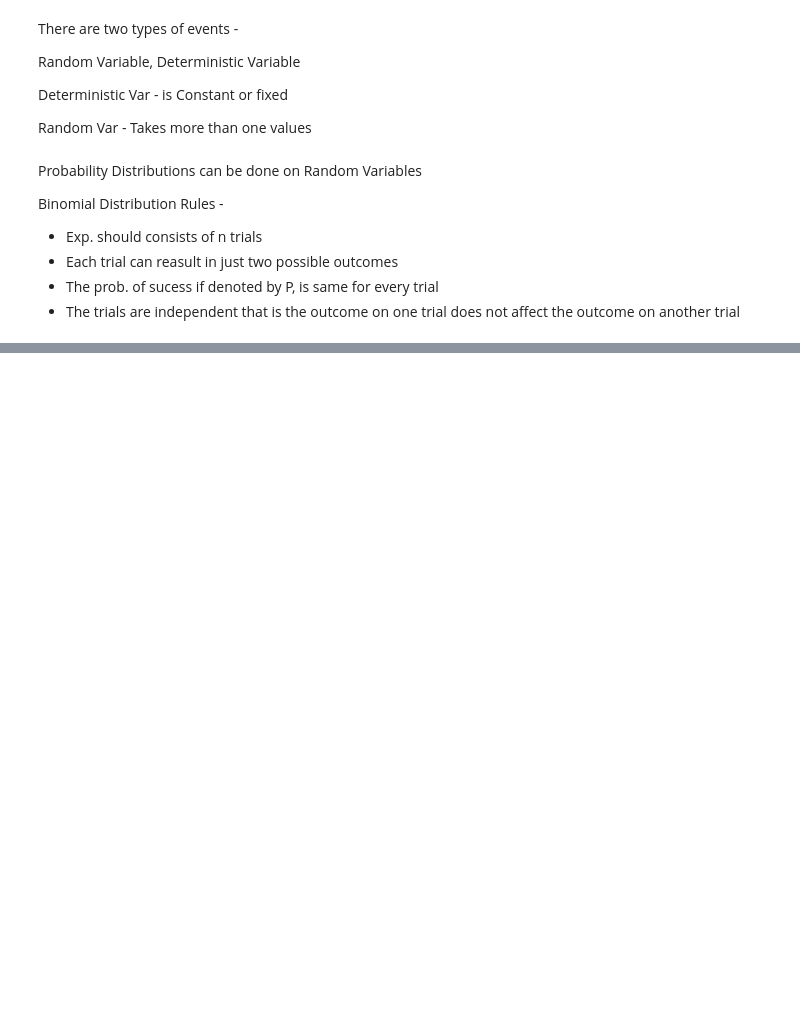
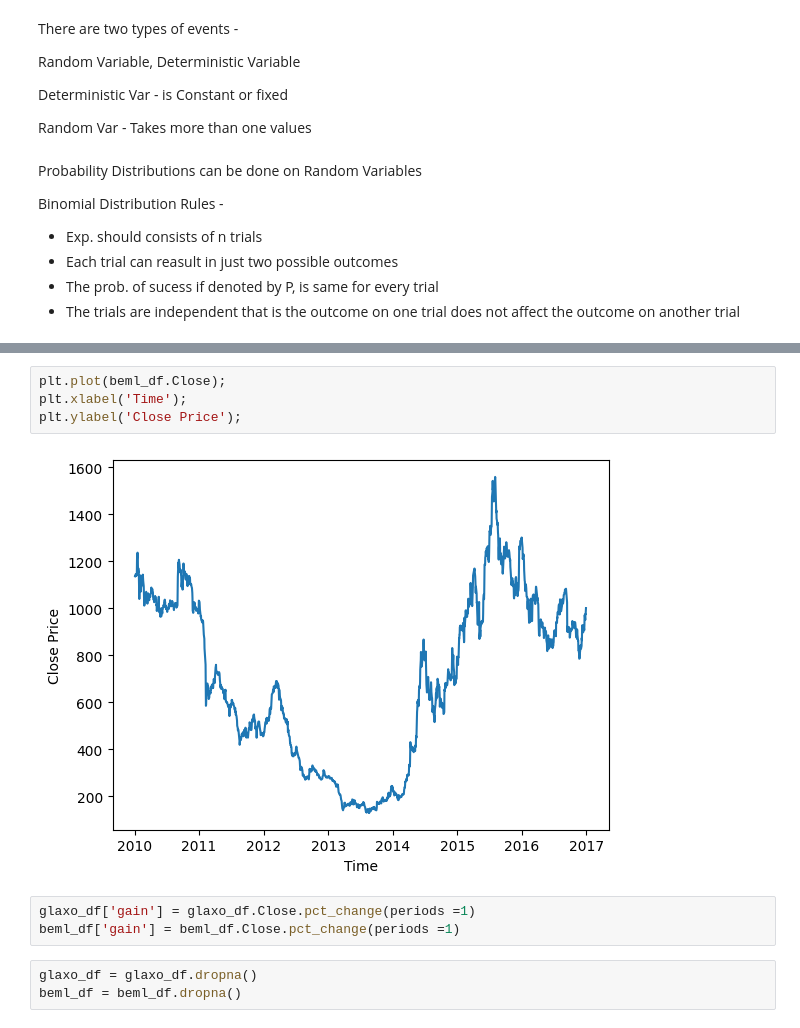
Before and after one commit to SAIFIANS/DS_Code, a Jupyter notebook: DS_Random_Var_&Prob_.ipynb, the cells around one changed output, grey strips where cells are left out. Drawn from its saved outputs; the diff is of its cells as text; blank space fills up the shorter version.

```diff
--- a/DS_Random_Var_&Prob_.ipynb
+++ b/DS_Random_Var_&Prob_.ipynb
@@ -22,0 +87,12 @@ Binomial Distribution Rules -
+# %%
+plt.plot(beml_df.Close);
+plt.xlabel('Time');
+plt.ylabel('Close Price');
+# %% [output]
+[figure, added]
+# %%
+glaxo_df['gain'] = glaxo_df.Close.pct_change(periods =1)
+beml_df['gain'] = beml_df.Close.pct_change(periods =1)
+# %%
+glaxo_df = glaxo_df.dropna()
+beml_df = beml_df.dropna()
```
Also changed, not shown: parts of 19 cells of this notebook.
